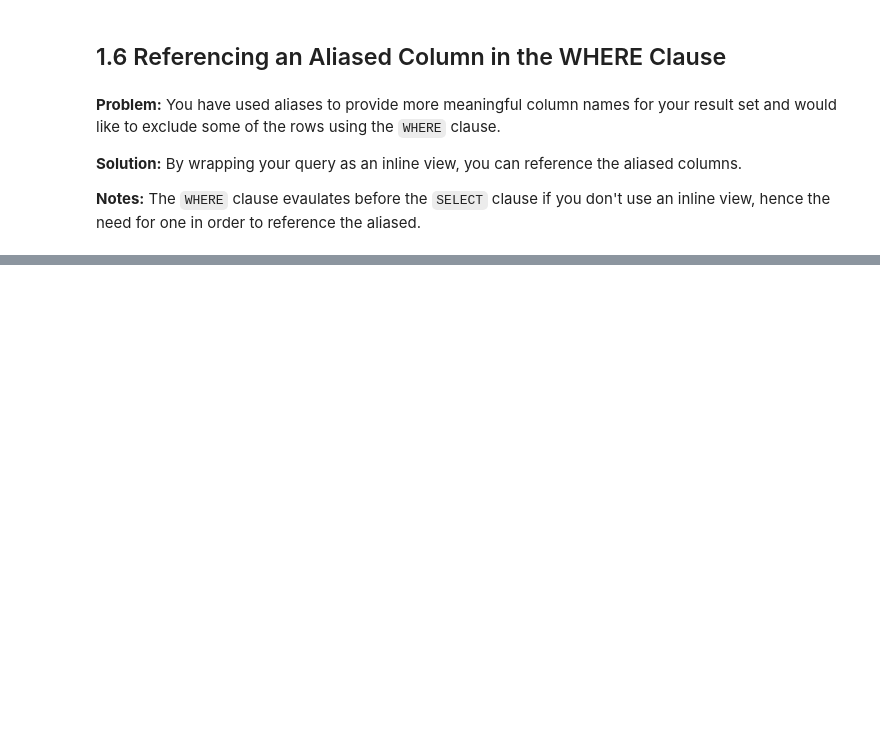
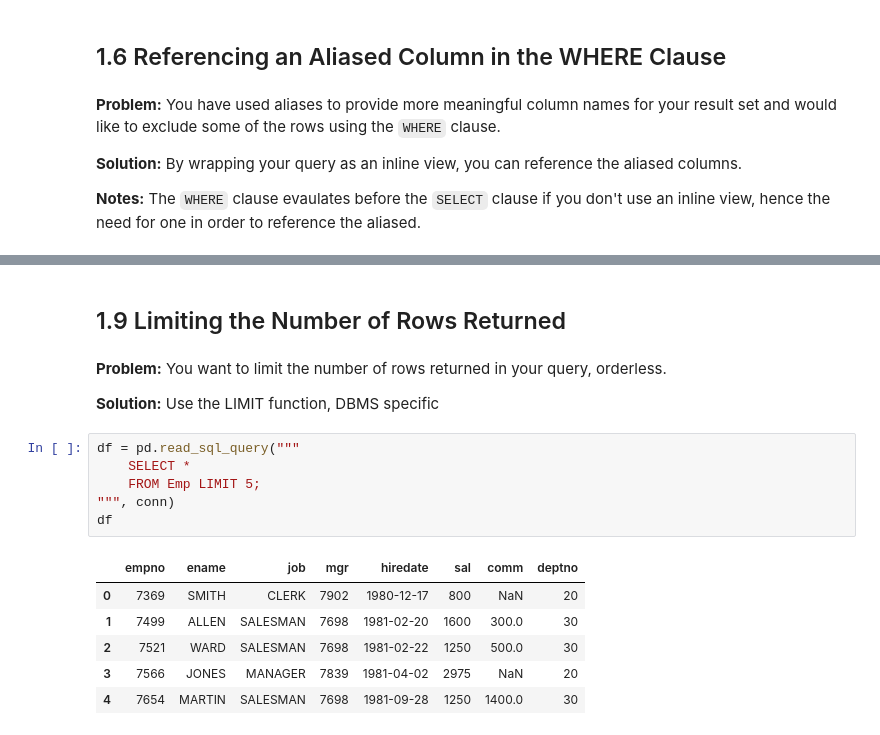
Before and after one commit to ryanharper827/SQLCookbook, a Jupyter notebook: chapters/chapter1.ipynb, the cells around one changed output, grey strips where cells are left out. Saved outputs shown, nothing was run; the diff lists cells and outputs as text; blank space fills up the shorter version.

```diff
--- a/chapters/chapter1.ipynb
+++ b/chapters/chapter1.ipynb
@@ -173,0 +233,19 @@ df
+# %% [markdown]
+## 1.9 Limiting the Number of Rows Returned
+# %% [markdown]
+**Problem:** You want to limit the number of rows returned in your query, orderless.
+
+**Solution:** Use the LIMIT function, DBMS specific
+# %%
+df = pd.read_sql_query("""
+    SELECT *
+    FROM Emp LIMIT 5;
+""", conn)
+df
+# %% [output]
+|  | empno | ename | job | mgr | hiredate | sal | comm | deptno |
+| 0 | 7369 | SMITH | CLERK | 7902 | 1980-12-17 | 800 | NaN | 20 |
+| 1 | 7499 | ALLEN | SALESMAN | 7698 | 1981-02-20 | 1600 | 300.0 | 30 |
+| 2 | 7521 | WARD | SALESMAN | 7698 | 1981-02-22 | 1250 | 500.0 | 30 |
+| 3 | 7566 | JONES | MANAGER | 7839 | 1981-04-02 | 2975 | NaN | 20 |
+| 4 | 7654 | MARTIN | SALESMAN | 7698 | 1981-09-28 | 1250 | 1400.0 | 30 |
```
Also changed, not shown: parts of 26 cells of this notebook.
